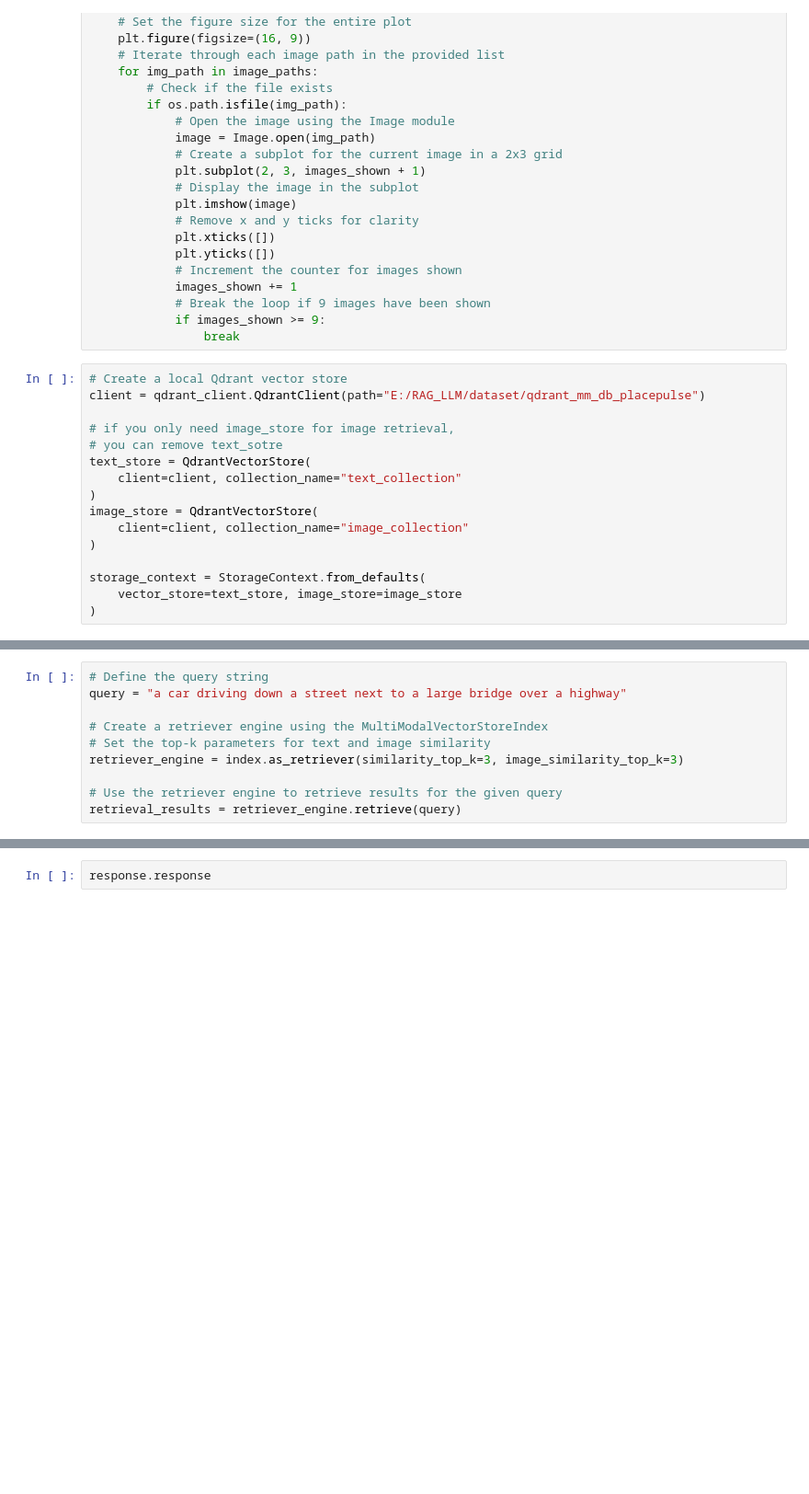
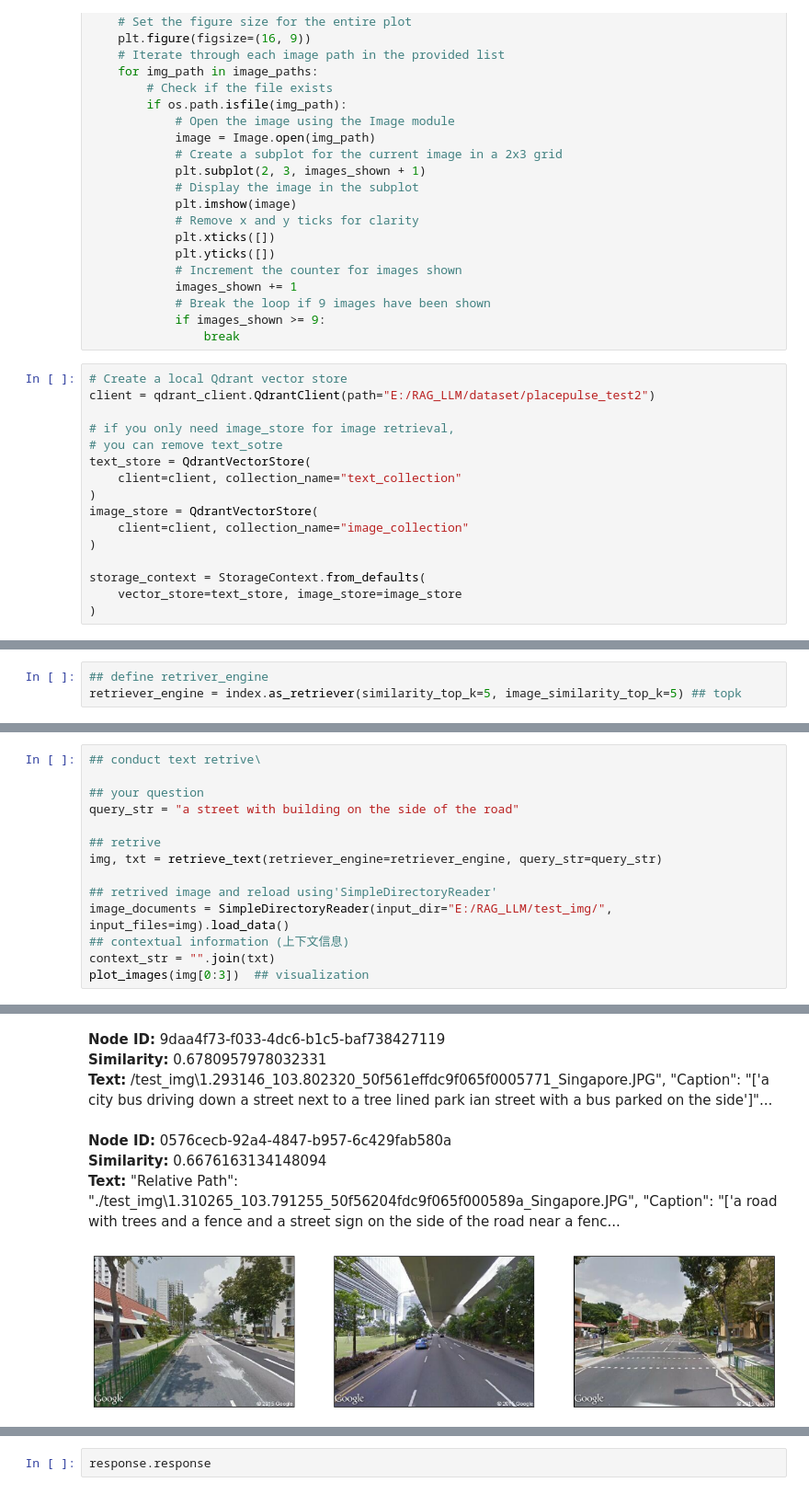
Before and after one commit to MMHHRR/urban_llmRAG, a Jupyter notebook: coda/llamaindex.ipynb, the cells around one changed output, grey strips where cells are left out. Shown at 92% size. Drawn from its saved outputs; the diff is of its cells as text; blank space fills up the shorter version.

```diff
--- a/coda/llamaindex.ipynb
+++ b/coda/llamaindex.ipynb
@@ -61,7 +63,7 @@ def plot_images(image_paths):
                 break
 # %%
 # Create a local Qdrant vector store
-client = qdrant_client.QdrantClient(path="E:/RAG_LLM/dataset/qdrant_mm_db_placepulse")
+client = qdrant_client.QdrantClient(path="E:/RAG_LLM/dataset/placepulse_test2")
 
 # if you only need image_store for image retrieval,
 # you can remove text_sotre
@@ -107,10 +91,0 @@ documents
-# %%
-# Define the query string
-query = "a car driving down a street next to a large bridge over a highway"
-
-# Create a retriever engine using the MultiModalVectorStoreIndex
-# Set the top-k parameters for text and image similarity
-retriever_engine = index.as_retriever(similarity_top_k=3, image_similarity_top_k=3)
-
-# Use the retriever engine to retrieve results for the given query
-retrieval_results = retriever_engine.retrieve(query)
@@ -142,0 +101,3 @@ image_paths
+# %%
+## define retriver_engine
+retriever_engine = index.as_retriever(similarity_top_k=5, image_similarity_top_k=5) ## topk
@@ -142,0 +151,15 @@ image_paths
+# %%
+## conduct text retrive\
+
+## your question
+query_str = "a street with building on the side of the road"
+
+## retrive
+img, txt = retrieve_text(retriever_engine=retriever_engine, query_str=query_str)
+
+## retrived image and reload using'SimpleDirectoryReader'
+image_documents = SimpleDirectoryReader(input_dir="E:/RAG_LLM/test_img/", input_files=img).load_data()
+## contextual information (上下文信息)
+context_str = "".join(txt)
+plot_images(img[0:3])  ## visualization
+# %% [output]
@@ -142,0 +182,5 @@ image_paths
+**Node ID:** 9daa4f73-f033-4dc6-b1c5-baf738427119<br>**Similarity:** 0.6780957978032331<br>**Text:** /test_img\\1.293146_103.802320_50f561effdc9f065f0005771_Singapore.JPG",
+        "Caption": "['a city bus driving down a street next to a tree lined park ian street with a bus parked on the side']"...<br>
+**Node ID:** 0576cecb-92a4-4847-b957-6c429fab580a<br>**Similarity:** 0.6676163134148094<br>**Text:** "Relative Path": "./test_img\\1.310265_103.791255_50f56204fdc9f065f000589a_Singapore.JPG",
+        "Caption": "['a road with trees and a fence and a street sign on the side of the road near a fenc...<br>
+[figure, added]
```
Also changed, not shown: parts of 28 cells of this notebook.
